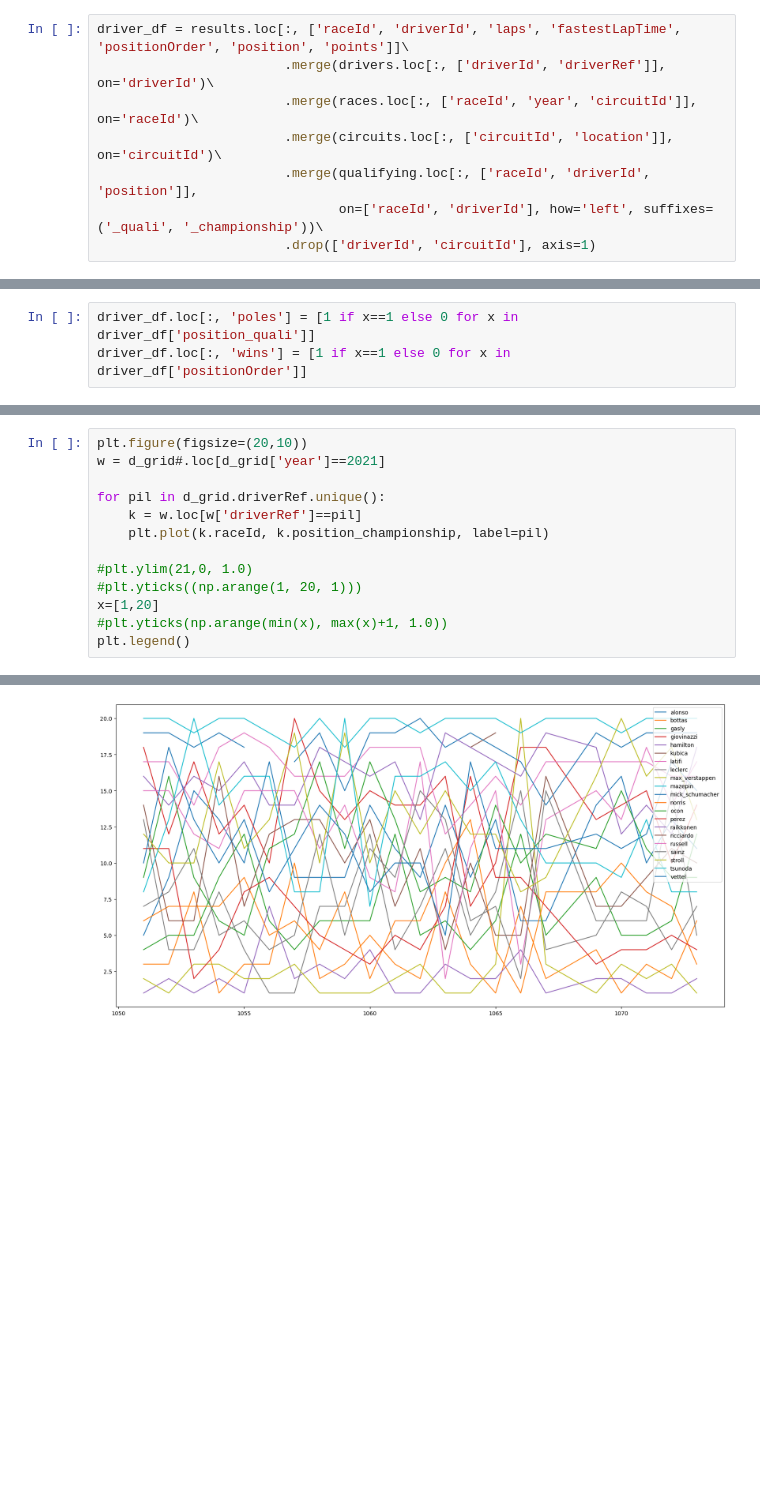
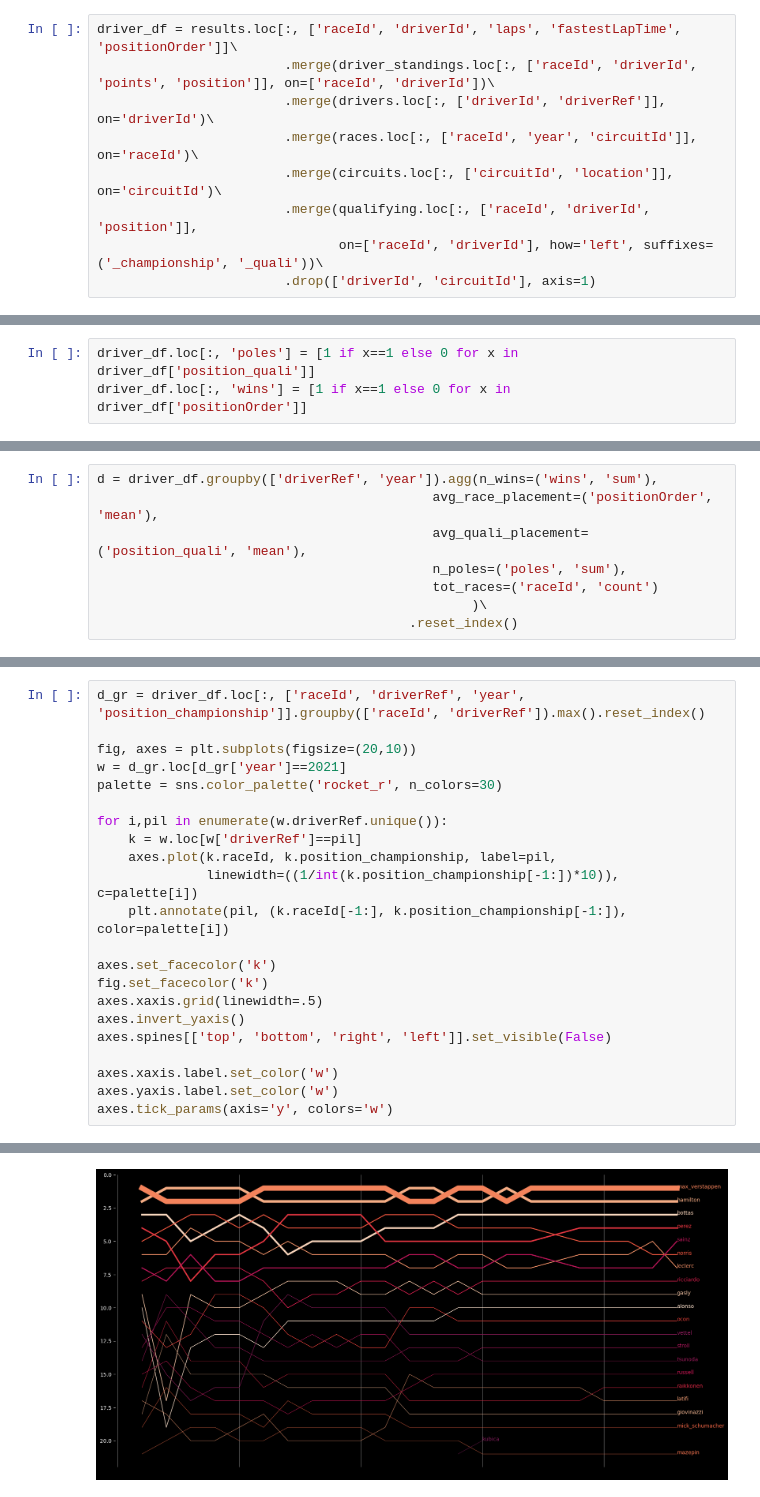
Before and after one commit to m-rope/streamlit_test, a Jupyter notebook: Untitled1.ipynb, the cells around one changed output, grey strips where cells are left out. Cells and saved outputs as stored; diff of their text form; blank space fills up the shorter version.

```diff
--- a/Untitled1.ipynb
+++ b/Untitled1.ipynb
@@ -43,8 +42,9 @@ results['points'] = results['points'].apply(pd.to_numeric, errors='coerce')
 # %%
-driver_df = results.loc[:, ['raceId', 'driverId', 'laps', 'fastestLapTime', 'positionOrder', 'position', 'points']]\
+driver_df = results.loc[:, ['raceId', 'driverId', 'laps', 'fastestLapTime', 'positionOrder']]\
+                        .merge(driver_standings.loc[:, ['raceId', 'driverId', 'points', 'position']], on=['raceId', 'driverId'])\
                         .merge(drivers.loc[:, ['driverId', 'driverRef']], on='driverId')\
                         .merge(races.loc[:, ['raceId', 'year', 'circuitId']], on='raceId')\
                         .merge(circuits.loc[:, ['circuitId', 'location']], on='circuitId')\
                         .merge(qualifying.loc[:, ['raceId', 'driverId', 'position']],
-                               on=['raceId', 'driverId'], how='left', suffixes=('_quali', '_championship'))\
+                               on=['raceId', 'driverId'], how='left', suffixes=('_championship', '_quali'))\
                         .drop(['driverId', 'circuitId'], axis=1)
@@ -65,3 +56,11 @@ d = driver_df.groupby(['driverRef', 'year']).agg(n_wins=('wins', 'sum'),
+# %%
+d = driver_df.groupby(['driverRef', 'year']).agg(n_wins=('wins', 'sum'),
+                                           avg_race_placement=('positionOrder', 'mean'),
+                                           avg_quali_placement=('position_quali', 'mean'),
+                                           n_poles=('poles', 'sum'),
+                                           tot_races=('raceId', 'count')
+                                                )\
+                                        .reset_index()
 # %%
 d_avg = d.loc[(d['year']==2020) & (d['tot_races']>10)].groupby('driverRef').sum().reset_index()
 #st.bar_chart(d_avg[['avg_race_placement', 'avg_quali_placement']])
@@ -111,14 +109,23 @@ d_grid
 # %%
-plt.figure(figsize=(20,10))
-w = d_grid#.loc[d_grid['year']==2021]
+d_gr = driver_df.loc[:, ['raceId', 'driverRef', 'year', 'position_championship']].groupby(['raceId', 'driverRef']).max().reset_index()
 
-for pil in d_grid.driverRef.unique():
+fig, axes = plt.subplots(figsize=(20,10))
+w = d_gr.loc[d_gr['year']==2021]
+palette = sns.color_palette('rocket_r', n_colors=30)
+
+for i,pil in enumerate(w.driverRef.unique()):
     k = w.loc[w['driverRef']==pil]
-    plt.plot(k.raceId, k.position_championship, label=pil)
+    axes.plot(k.raceId, k.position_championship, label=pil,
+              linewidth=((1/int(k.position_championship[-1:])*10)), c=palette[i])
+    plt.annotate(pil, (k.raceId[-1:], k.position_championship[-1:]), color=palette[i])
 
-#plt.ylim(21,0, 1.0)
-#plt.yticks((np.arange(1, 20, 1)))
-x=[1,20]
-#plt.yticks(np.arange(min(x), max(x)+1, 1.0))
-plt.legend()
+axes.set_facecolor('k')
+fig.set_facecolor('k')
+axes.xaxis.grid(linewidth=.5)
+axes.invert_yaxis()
+axes.spines[['top', 'bottom', 'right', 'left']].set_visible(False)
+
+axes.xaxis.label.set_color('w')
+axes.yaxis.label.set_color('w')
+axes.tick_params(axis='y', colors='w')
 # %% [output]
@@ -126 +132 @@ plt.legend()
-[figure, old version]
+[figure, new version]
```
Also changed, not shown: parts of 22 cells of this notebook, 2 other files.
